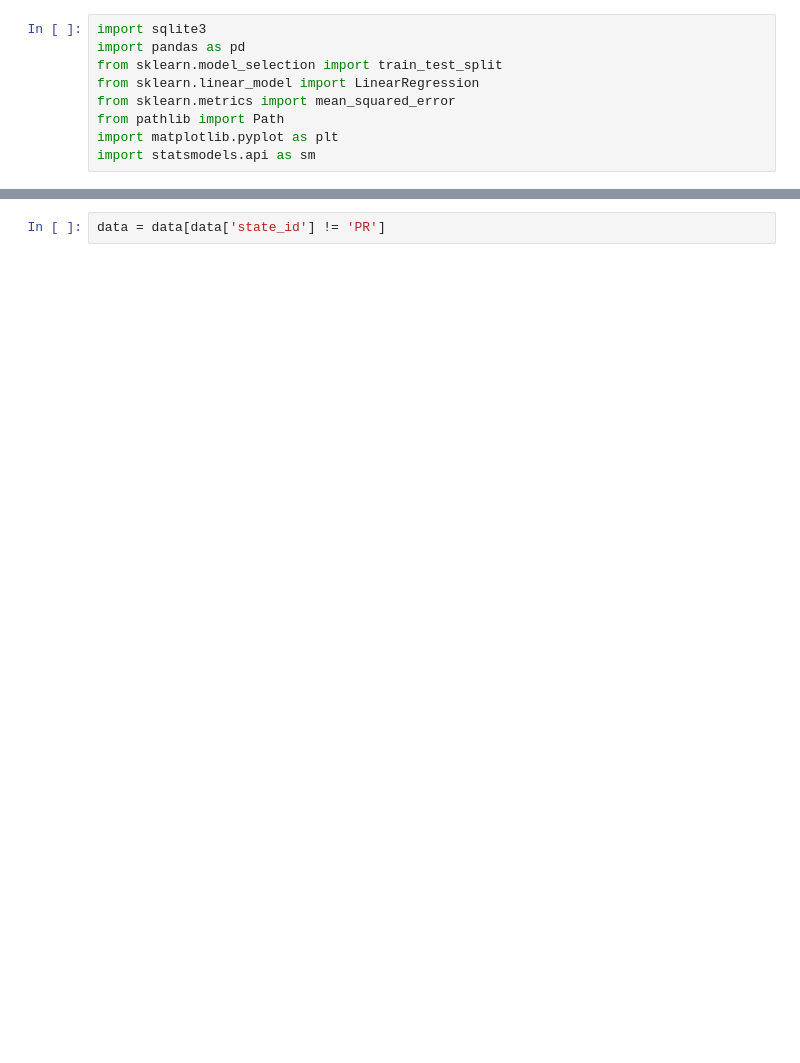
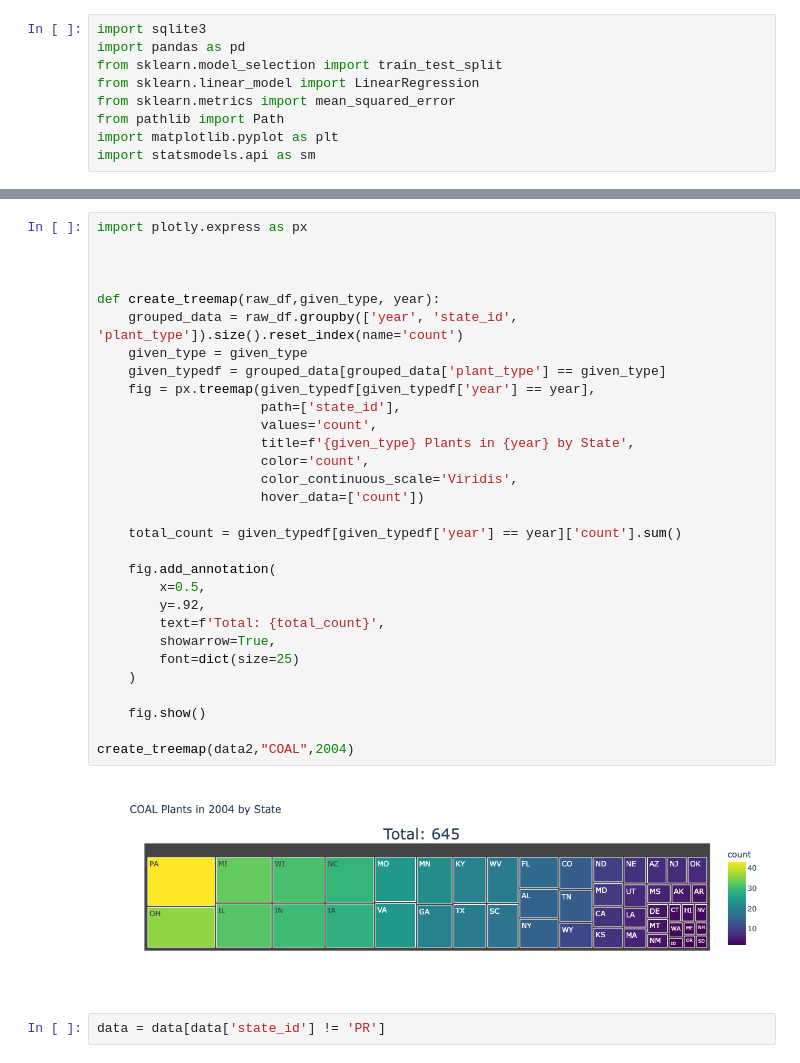
Before and after one commit to capp30122-watts-up/watts_up, a Jupyter notebook: data_sources/prediction.ipynb, the cells around one changed output, grey strips where cells are left out. Cells and saved outputs as stored; diff of their text form; blank space fills up the shorter version.

```diff
--- a/data_sources/prediction.ipynb
+++ b/data_sources/prediction.ipynb
@@ -25,2 +325,34 @@ conn.close()
+# %%
+import plotly.express as px
+
+
+
+def create_treemap(raw_df,given_type, year):
+    grouped_data = raw_df.groupby(['year', 'state_id', 'plant_type']).size().reset_index(name='count')
+    given_type = given_type
+    given_typedf = grouped_data[grouped_data['plant_type'] == given_type]
+    fig = px.treemap(given_typedf[given_typedf['year'] == year],
+                     path=['state_id'],
+                     values='count',
+                     title=f'{given_type} Plants in {year} by State',
+                     color='count',
+                     color_continuous_scale='Viridis',
+                     hover_data=['count'])
+
+    total_count = given_typedf[given_typedf['year'] == year]['count'].sum()
+
+    fig.add_annotation(
+        x=0.5,
+        y=.92,
+        text=f'Total: {total_count}',
+        showarrow=True,
+        font=dict(size=25)
+    )
+
+    fig.show()
+
+create_treemap(data2,"COAL",2004)
+# %% [output]
+[figure, added]
 # %%
 data = data[data['state_id'] != 'PR']
```
Also changed, not shown: parts of 17 cells of this notebook, 7 other files.
